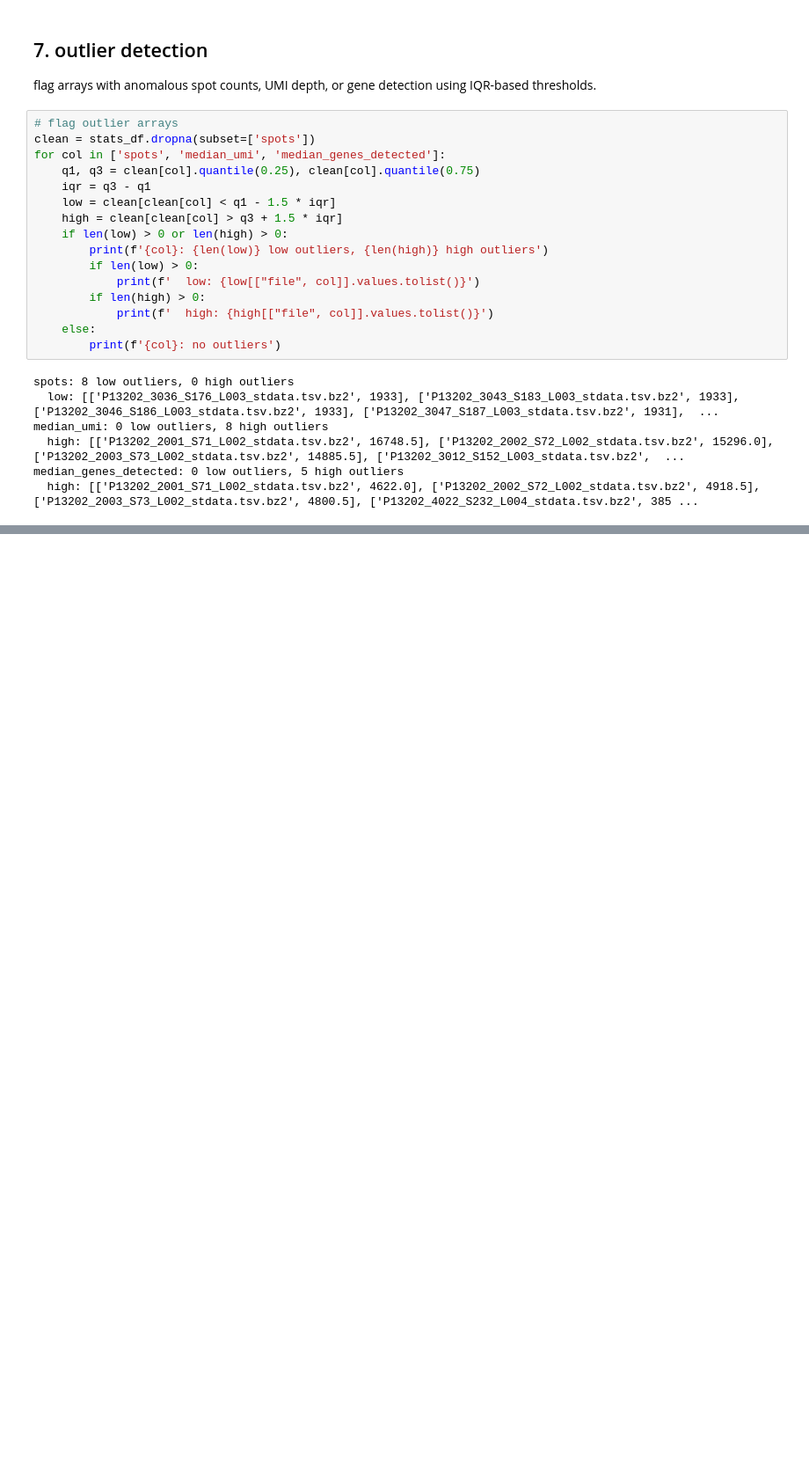
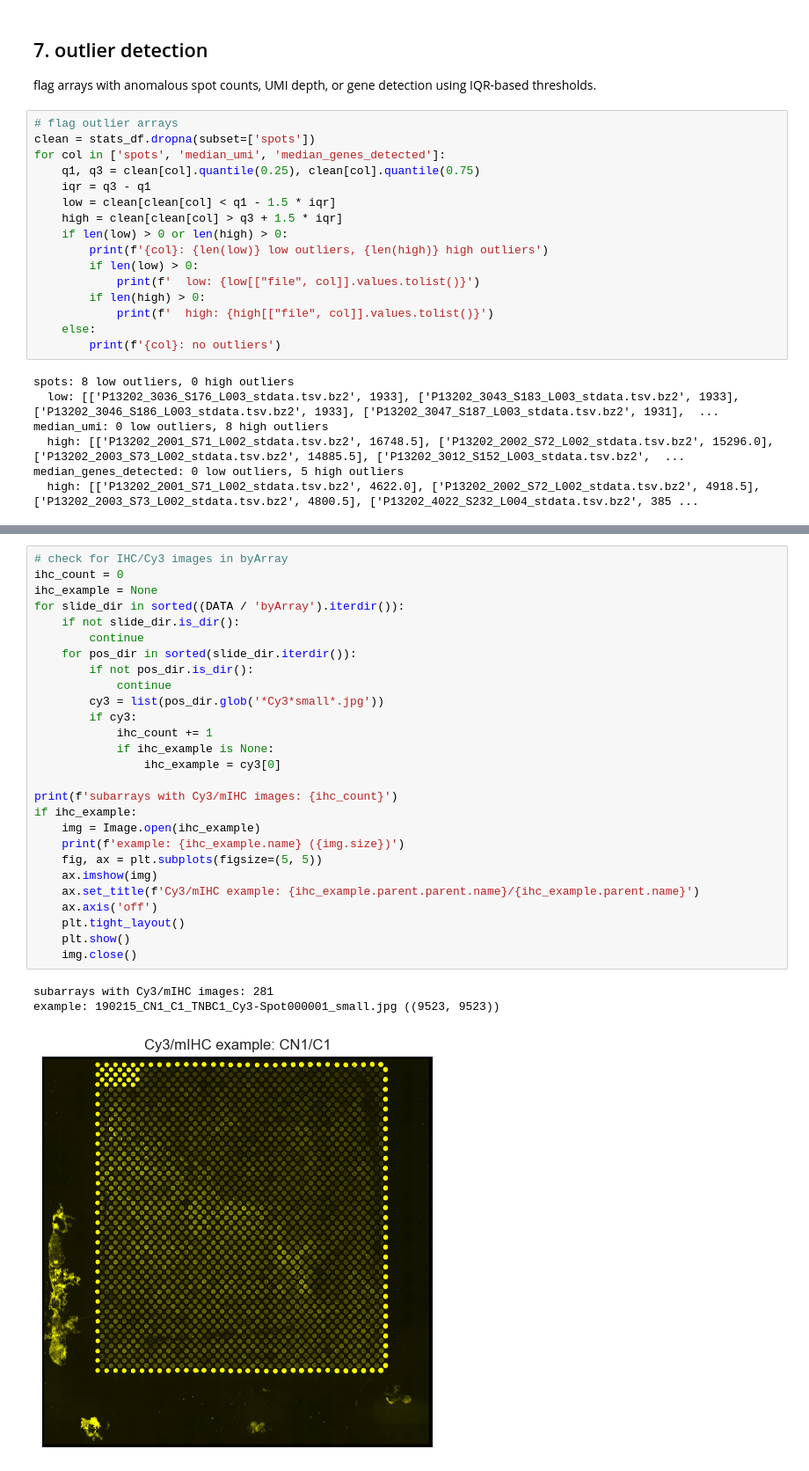
Before and after one commit to teslajoy/omicstra, a Jupyter notebook: notebooks/exploration/eda_data_inventory.ipynb, the cells around one changed output, grey strips where cells are left out. Shown at 88% size. Cells and saved outputs as stored; diff of their text form; blank space fills up the shorter version.

```diff
--- a/notebooks/exploration/eda_data_inventory.ipynb
+++ b/notebooks/exploration/eda_data_inventory.ipynb
@@ -293,3 +428,34 @@ median_genes_detected: 0 low outliers, 5 high outliers
+# %%
+# check for IHC/Cy3 images in byArray
+ihc_count = 0
+ihc_example = None
+for slide_dir in sorted((DATA / 'byArray').iterdir()):
+    if not slide_dir.is_dir():
+        continue
+    for pos_dir in sorted(slide_dir.iterdir()):
+        if not pos_dir.is_dir():
+            continue
+        cy3 = list(pos_dir.glob('*Cy3*small*.jpg'))
+        if cy3:
+            ihc_count += 1
+            if ihc_example is None:
+                ihc_example = cy3[0]
+
+print(f'subarrays with Cy3/mIHC images: {ihc_count}')
+if ihc_example:
+    img = Image.open(ihc_example)
+    print(f'example: {ihc_example.name} ({img.size})')
+    fig, ax = plt.subplots(figsize=(5, 5))
+    ax.imshow(img)
+    ax.set_title(f'Cy3/mIHC example: {ihc_example.parent.parent.name}/{ihc_example.parent.name}')
+    ax.axis('off')
+    plt.tight_layout()
+    plt.show()
+    img.close()
+# %% [output]
+subarrays with Cy3/mIHC images: 281
+example: 190215_CN1_C1_TNBC1_Cy3-Spot000001_small.jpg ((9523, 9523))
+[figure, added]
 # %% [markdown]
 ---
 
```
Also changed, not shown: parts of 10 cells of this notebook, 3 other files.
